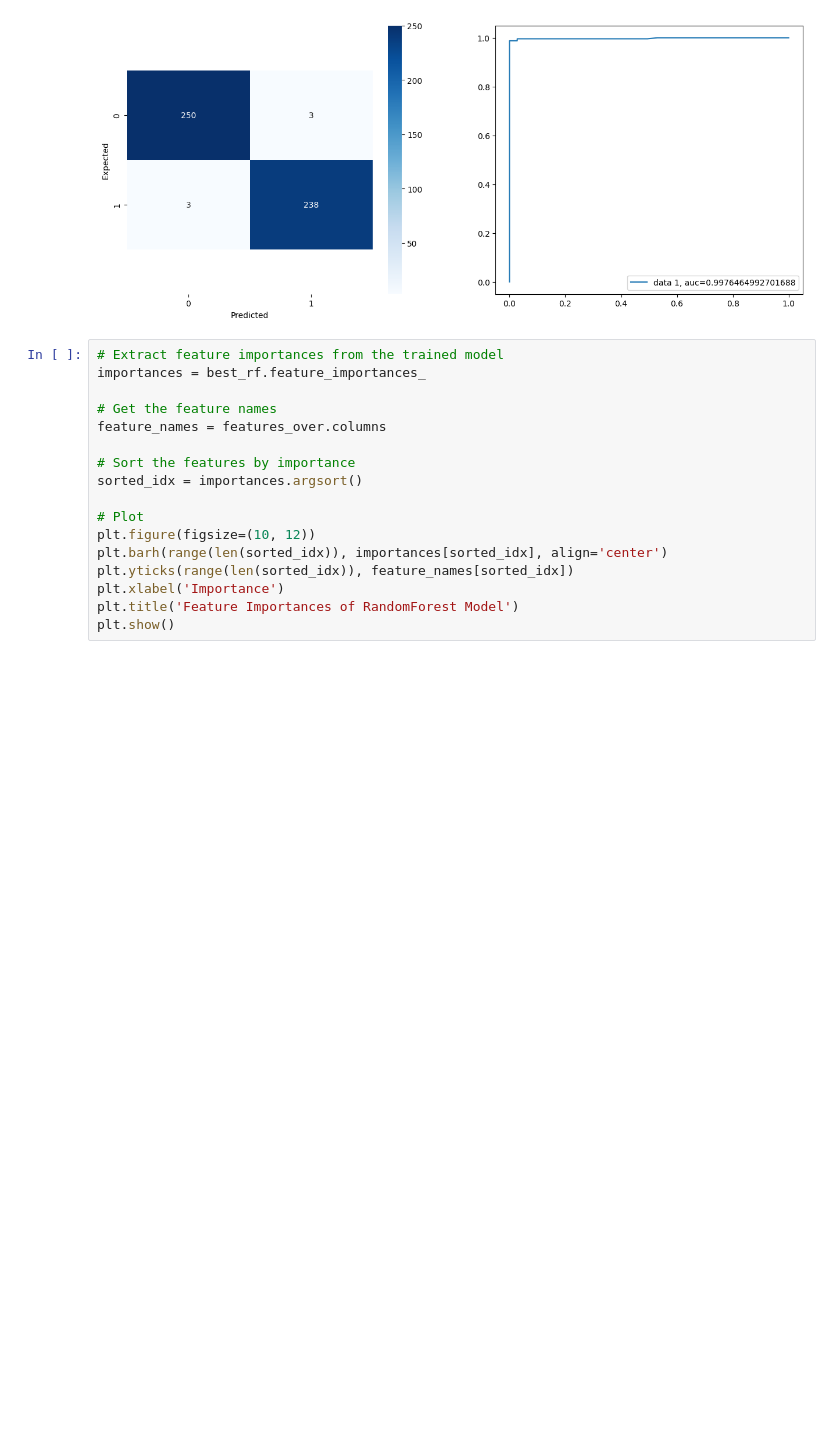
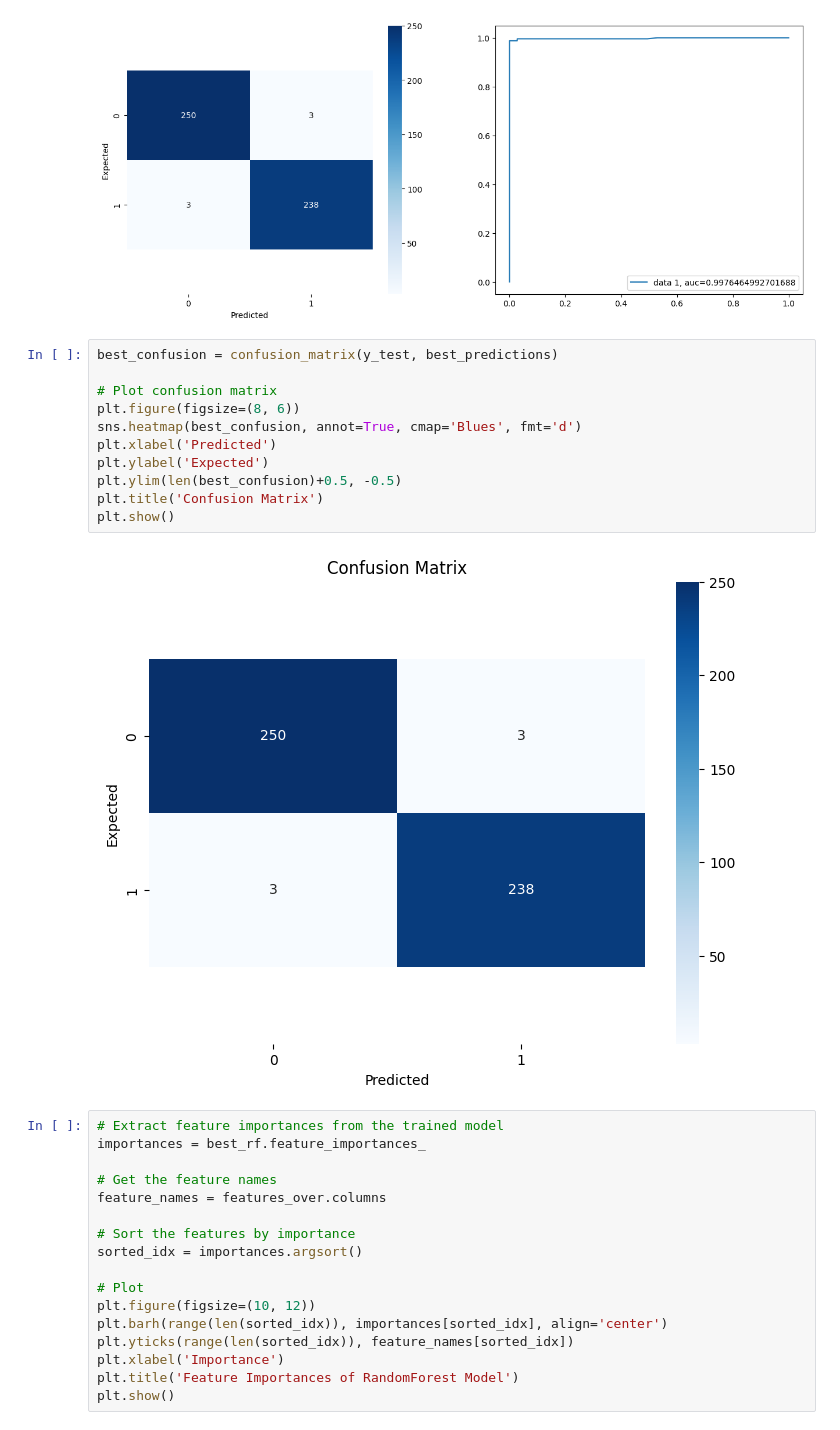
Before and after one commit to jmfsilvaj/HR-Analytics-Employee_Attrition, a Jupyter notebook: model_final.ipynb, the cells around one changed output. Cells and saved outputs as stored; diff of their text form; blank space fills up the shorter version.

```diff
--- a/model_final.ipynb
+++ b/model_final.ipynb
@@ -415,6 +415,19 @@ ax2.legend(loc=4)
 plt.show()
 # %% [output]
 [figure]
+# %%
+best_confusion = confusion_matrix(y_test, best_predictions)
+
+# Plot confusion matrix
+plt.figure(figsize=(8, 6))
+sns.heatmap(best_confusion, annot=True, cmap='Blues', fmt='d')
+plt.xlabel('Predicted')
+plt.ylabel('Expected')
+plt.ylim(len(best_confusion)+0.5, -0.5)
+plt.title('Confusion Matrix')
+plt.show()
+# %% [output]
+[figure, added]
 # %%
 # Extract feature importances from the trained model
 importances = best_rf.feature_importances_
```
Also changed, not shown: parts of 4 cells of this notebook.
